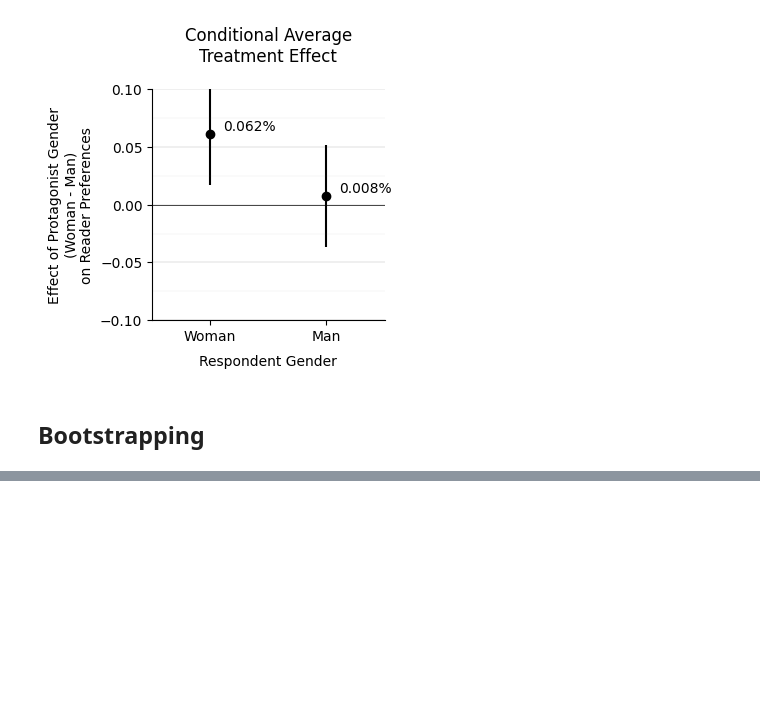
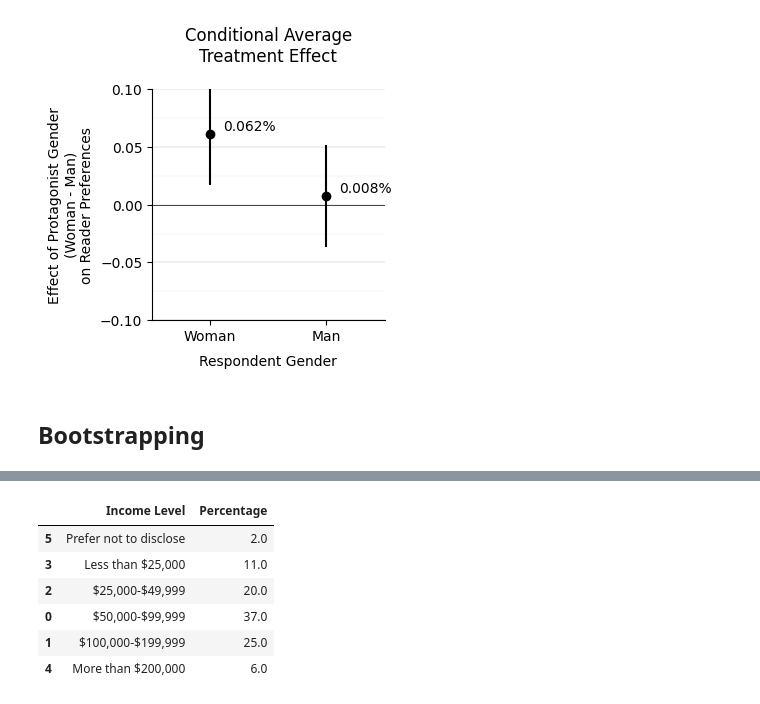
Before and after one commit to federicabologna/char-gender, a Jupyter notebook: code/analysis.ipynb, the cells around one changed output, grey strips where cells are left out. Saved outputs shown, nothing was run; the diff lists cells and outputs as text; code cells hidden in the pictures; blank space fills up the shorter version.

```diff
--- a/code/analysis.ipynb
+++ b/code/analysis.ipynb
@@ -290,0 +226,31 @@ print(f'{len(bootstrapped_ate)} Bootstrapped average treatment effects: {calcula
+# %%
+income_counts = public['What was your total family income before taxes during the past 12 months?'].value_counts()
+income_percentages = round(income_counts / income_counts.sum() * 100)
+
+income_table = pd.DataFrame({
+    'Income Level': income_percentages.index,
+    'Percentage': income_percentages.values
+})
+
+# Optional: Reorder the table according to the defined income_order
+income_order = [
+    'Prefer not to disclose',
+    'Less than $25,000',
+    '$25,000-$49,999',
+    '$50,000-$99,999',
+    '$100,000-$199,999',
+    'More than $200,000'
+]
+income_table['Income Level'] = pd.Categorical(income_table['Income Level'], categories=income_order, ordered=True)
+income_table = income_table.sort_values('Income Level')
+
+
+display(income_table)
+# %% [output]
+|  | Income Level | Percentage |
+| 5 | Prefer not to disclose | 2.0 |
+| 3 | Less than $25,000 | 11.0 |
+| 2 | $25,000-$49,999 | 20.0 |
+| 0 | $50,000-$99,999 | 37.0 |
+| 1 | $100,000-$199,999 | 25.0 |
+| 4 | More than $200,000 | 6.0 |
```
Also changed, not shown: parts of 25 cells of this notebook, 4 other files.
